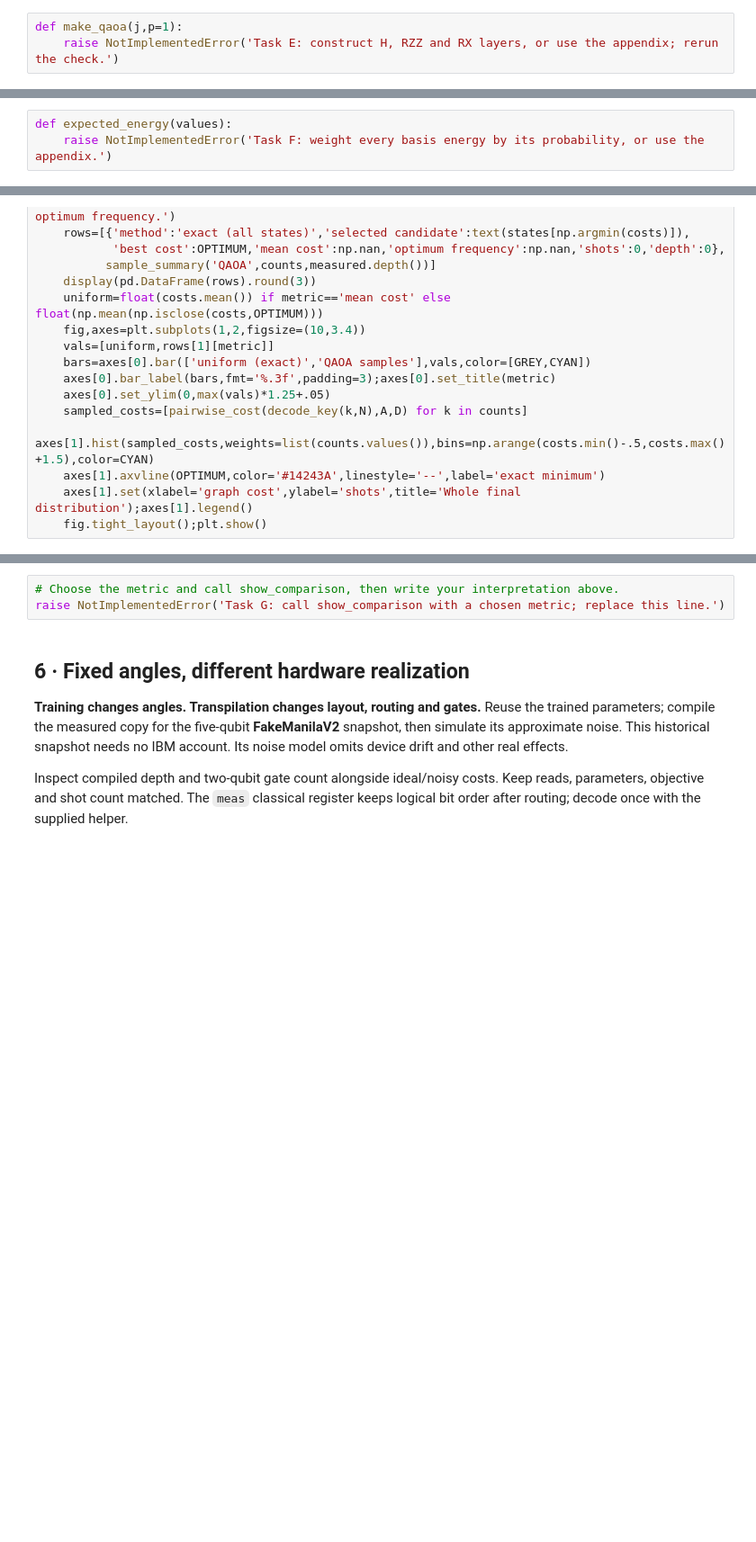
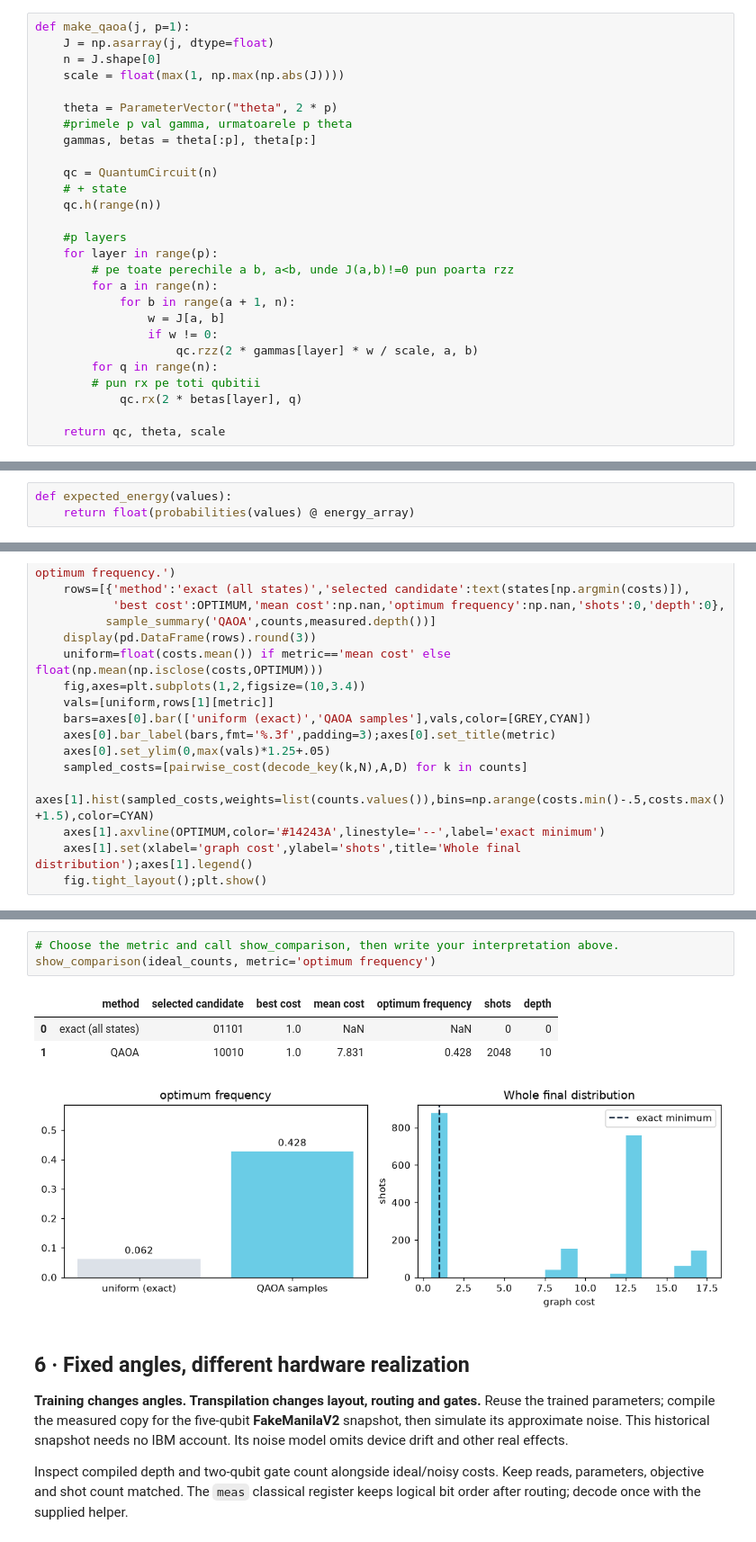
Before and after one commit to picalexs/Qiskit-Fall-Fest-26, a Jupyter notebook: docs/Quantum_Genome_Detective_Lab.ipynb, the cells around one changed output, grey strips where cells are left out. Shown at 90% size. Saved outputs shown, nothing was run; the diff lists cells and outputs as text; blank space fills up the shorter version.

```diff
--- a/docs/Quantum_Genome_Detective_Lab.ipynb
+++ b/docs/Quantum_Genome_Detective_Lab.ipynb
@@ -367,8 +369,32 @@ Create QuantumCircuit(n) and ParameterVector("theta",2*p). H all qubits; loop la
 
 </details>
 # %%
-def make_qaoa(j,p=1):
-    raise NotImplementedError('Task E: construct H, RZZ and RX layers, or use the appendix; rerun the check.')
+def make_qaoa(j, p=1):
+    J = np.asarray(j, dtype=float)
+    n = J.shape[0]
+    scale = float(max(1, np.max(np.abs(J))))
+
+    theta = ParameterVector("theta", 2 * p)
+    #primele p val gamma, urmatoarele p theta
+    gammas, betas = theta[:p], theta[p:]
+
+    qc = QuantumCircuit(n)
+    # + state
+    qc.h(range(n))
+
+    #p layers
+    for layer in range(p):
+        # pe toate perechile a b, a<b, unde J(a,b)!=0 pun poarta rzz
+        for a in range(n):
+            for b in range(a + 1, n):
+                w = J[a, b]
+                if w != 0:
+                    qc.rzz(2 * gammas[layer] * w / scale, a, b)
+        for q in range(n):
+        # pun rx pe toti qubitii
+            qc.rx(2 * betas[layer], q)
+
+    return qc, theta, scale
 # %%
 P=1
 ansatz,theta,scale=make_qaoa(J,P)
@@ -403,7 +453,7 @@ Compute probabilities(values), then its dot product with energy_array.
 </details>
 # %%
 def expected_energy(values):
-    raise NotImplementedError('Task F: weight every basis energy by its probability, or use the appendix.')
+    return float(probabilities(values) @ energy_array)
 # %%
 #@title Supplied optimizer and fresh final sampling · no training shots
 assert np.isclose(expected_energy(np.zeros(2*P)),energy_array.mean()), 'Uniform mean must average all states.'
@@ -471,7 +524,12 @@ For typical quality choose metric="mean cost"; for repeated minimum finding choo
 </details>
 # %%
 # Choose the metric and call show_comparison, then write your interpretation above.
-raise NotImplementedError('Task G: call show_comparison with a chosen metric; replace this line.')
+show_comparison(ideal_counts, metric='optimum frequency')
+# %% [output]
+|  | method | selected candidate | best cost | mean cost | optimum frequency | shots | depth |
+| 0 | exact (all states) | 01101 | 1.0 | NaN | NaN | 0 | 0 |
+| 1 | QAOA | 10010 | 1.0 | 7.831 | 0.428 | 2048 | 10 |
+[figure, added]
 # %% [markdown]
 ## 6 · Fixed angles, different hardware realization
 **Training changes angles. Transpilation changes layout, routing and gates.** Reuse the trained parameters;
```
Also changed, not shown: parts of 8 cells of this notebook.
